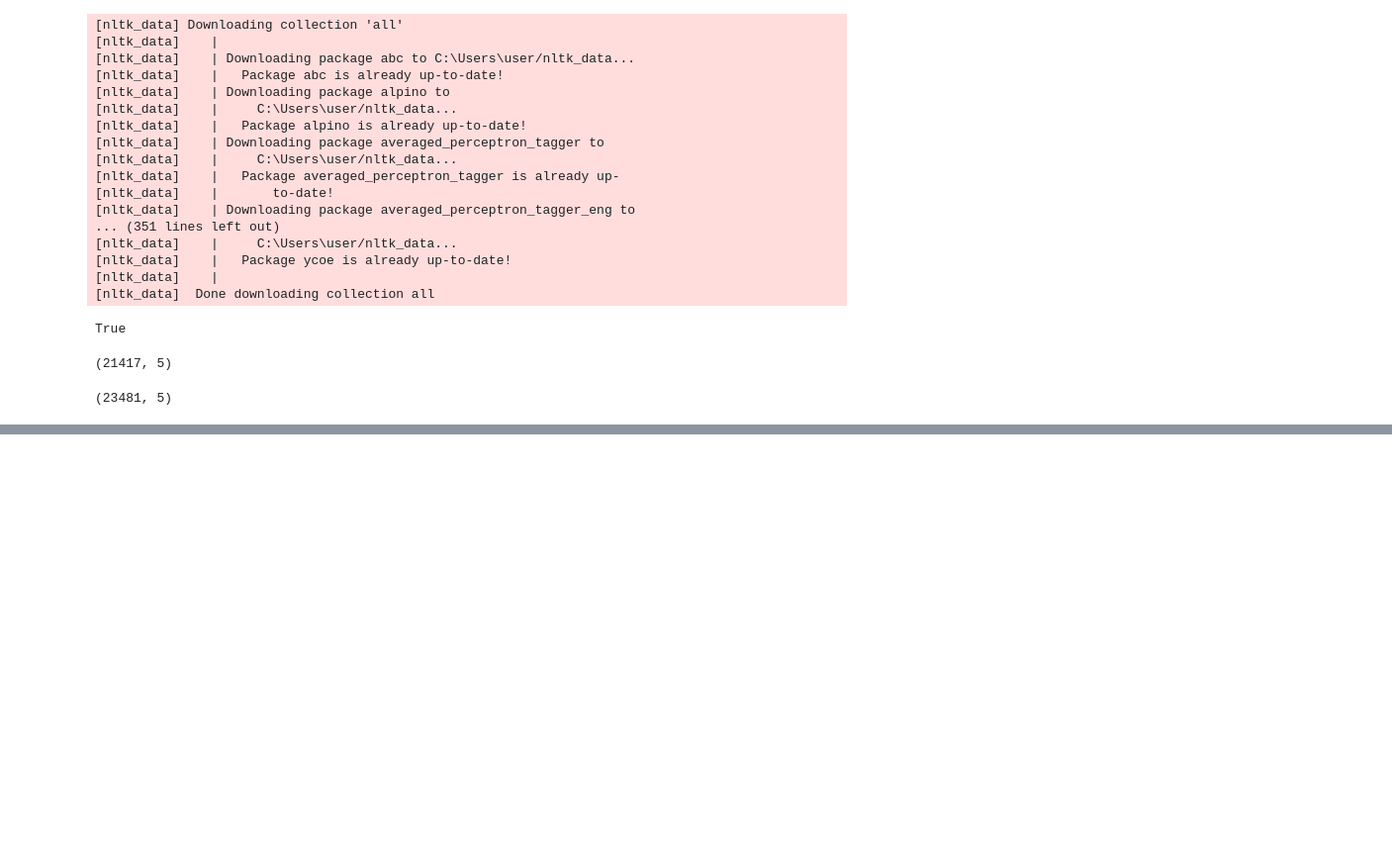
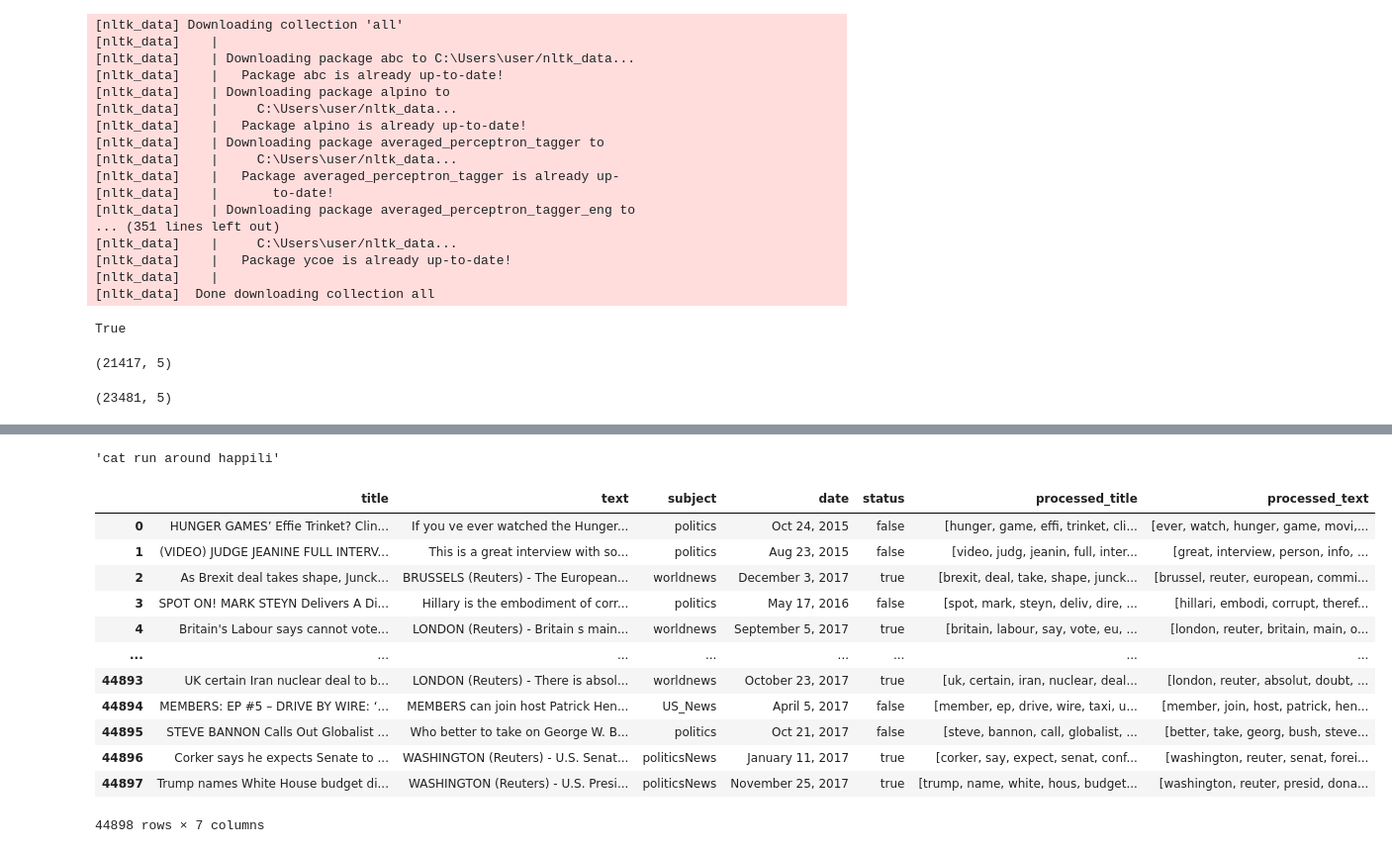
Before and after one commit to PR7175Z/NLP_Practice, a Jupyter notebook: newsclassification/model.ipynb, the cells around one changed output, grey strips where cells are left out. Shown at 99% size. Cells and saved outputs as stored; diff of their text form; code cells hidden in the pictures; blank space fills up the shorter version.

Commit message:
Preprocessed data

```diff
--- a/newsclassification/model.ipynb
+++ b/newsclassification/model.ipynb
@@ -167,0 +167,48 @@ def preprocess_test(text):
+# %%
+ps = PorterStemmer()
+wnl = WordNetLemmatizer()
+
+stopword = set(stopwords.words('english'))
+# %%
+def preprocess_text(text):
+    if not isinstance(text, str):
+        return ""
+
+    # Lowercase
+    text = text.lower()
+
+    # Tokenize
+    tokens = word_tokenize(text)
+
+    filtered = [token for token in tokens if token not in stopword and token.isalpha()]
+
+    # Lemmatize
+    lemmas = [wnl.lemmatize(token) for token in filtered]
+
+    # Stem
+    stemmed = [ps.stem(lemma) for lemma in lemmas]
+
+    return ' '.join(stemmed)
+# %%
+preprocess_text("Cats are running around happily.")
+# %% [output]
+'cat run around happili'
+# %%
+data['processed_title'] = data['title'].apply(preprocess_text)
+data['processed_text'] = data['text'].apply(preprocess_text)
+# %%
+data
+# %% [output]
+|  | title | text | subject | date | status | processed_title | processed_text |
+| 0 | HUNGER GAMES’ Effie Trinket? Clin... | If you ve ever watched the Hunger... | politics | Oct 24, 2015 | false | [hunger, game, effi, trinket, cli... | [ever, watch, hunger, game, movi,... |
+| 1 | (VIDEO) JUDGE JEANINE FULL INTERV... | This is a great interview with so... | politics | Aug 23, 2015 | false | [video, judg, jeanin, full, inter... | [great, interview, person, info, ... |
+| 2 | As Brexit deal takes shape, Junck... | BRUSSELS (Reuters) - The European... | worldnews | December 3, 2017 | true | [brexit, deal, take, shape, junck... | [brussel, reuter, european, commi... |
+| 3 | SPOT ON! MARK STEYN Delivers A Di... | Hillary is the embodiment of corr... | politics | May 17, 2016 | false | [spot, mark, steyn, deliv, dire, ... | [hillari, embodi, corrupt, theref... |
+| 4 | Britain's Labour says cannot vote... | LONDON (Reuters) - Britain s main... | worldnews | September 5, 2017 | true | [britain, labour, say, vote, eu, ... | [london, reuter, britain, main, o... |
+| ... | ... | ... | ... | ... | ... | ... | ... |
+| 44893 | UK certain Iran nuclear deal to b... | LONDON (Reuters) - There is absol... | worldnews | October 23, 2017 | true | [uk, certain, iran, nuclear, deal... | [london, reuter, absolut, doubt, ... |
+| 44894 | MEMBERS: EP #5 – DRIVE BY WIRE: ‘... | MEMBERS can join host Patrick Hen... | US_News | April 5, 2017 | false | [member, ep, drive, wire, taxi, u... | [member, join, host, patrick, hen... |
+| 44895 | STEVE BANNON Calls Out Globalist ... | Who better to take on George W. B... | politics | Oct 21, 2017 | false | [steve, bannon, call, globalist, ... | [better, take, georg, bush, steve... |
+| 44896 | Corker says he expects Senate to ... | WASHINGTON (Reuters) - U.S. Senat... | politicsNews | January 11, 2017 | true | [corker, say, expect, senat, conf... | [washington, reuter, senat, forei... |
+| 44897 | Trump names White House budget di... | WASHINGTON (Reuters) - U.S. Presi... | politicsNews | November 25, 2017 | true | [trump, name, white, hous, budget... | [washington, reuter, presid, dona... |
+44898 rows × 7 columns
```
Also changed, not shown: parts of 3 cells of this notebook.
